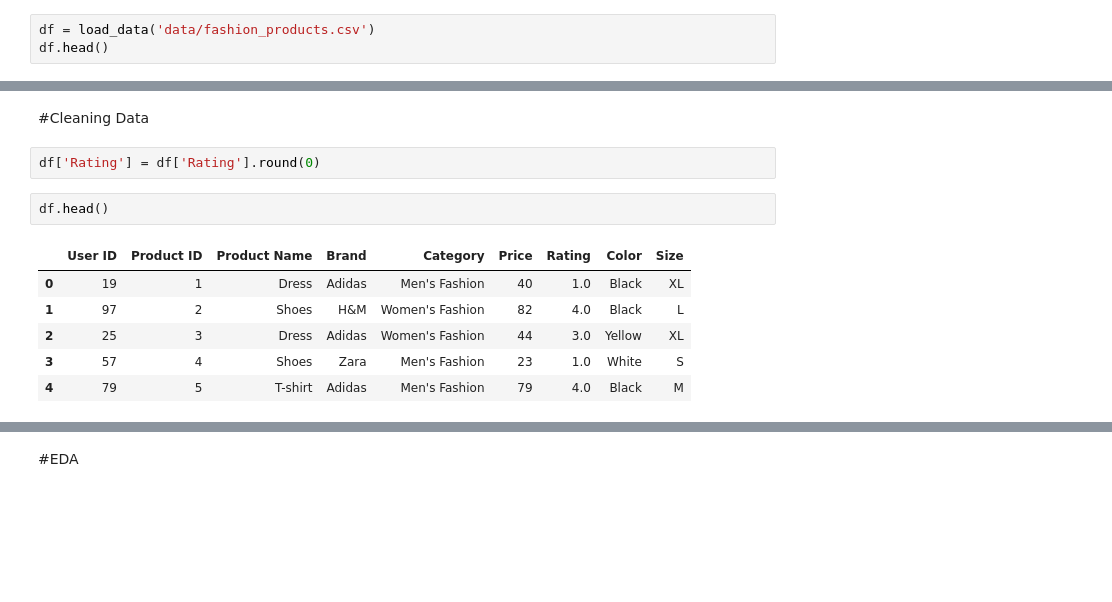
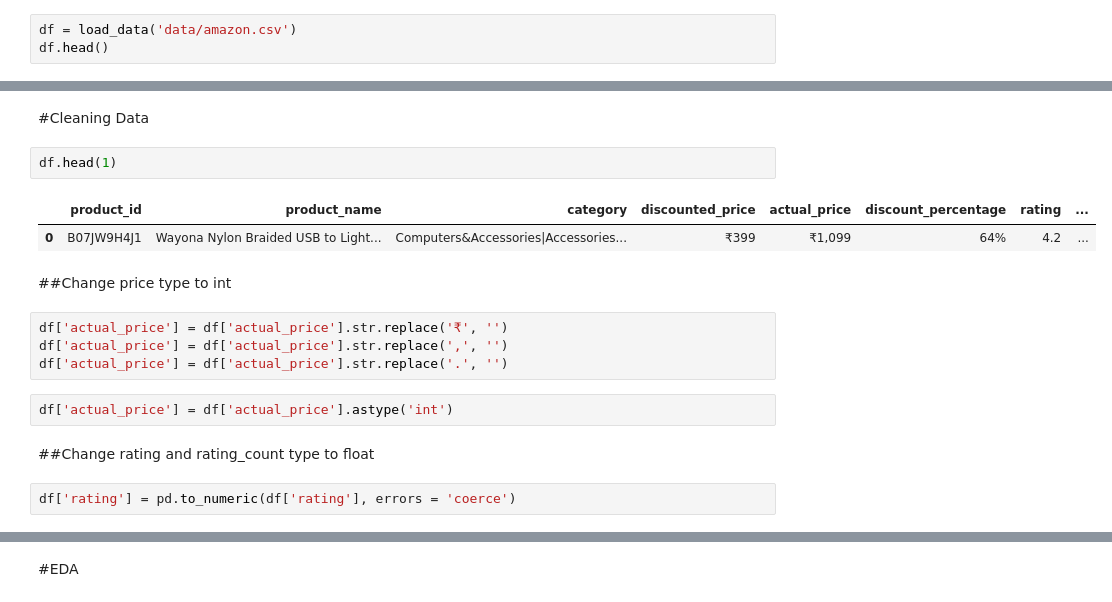
Before and after one commit to fffadhilll/recommender-system-hackathon, a Jupyter notebook: recsys_hackathon.ipynb, the cells around one changed output, grey strips where cells are left out. Drawn from its saved outputs; the diff is of its cells as text; blank space fills up the shorter version.

```diff
--- a/recsys_hackathon.ipynb
+++ b/recsys_hackathon.ipynb
@@ -20,6 +18,6 @@ def load_data(file_name):
   df = pd.read_csv(file_name)
   return df
 # %%
-df = load_data('data/fashion_products.csv')
+df = load_data('data/amazon.csv')
 df.head()
 # %% [output]
@@ -84,14 +90,20 @@ dtype: int64
 Duplicated Data: 0
 # %% [markdown]
 #Cleaning Data
-# %%
-df['Rating'] = df['Rating'].round(0)
 # %%
-df.head()
+df.head(1)
 # %% [output]
-|  | User ID | Product ID | Product Name | Brand | Category | Price | Rating | Color | Size |
-| 0 | 19 | 1 | Dress | Adidas | Men's Fashion | 40 | 1.0 | Black | XL |
-| 1 | 97 | 2 | Shoes | H&M | Women's Fashion | 82 | 4.0 | Black | L |
-| 2 | 25 | 3 | Dress | Adidas | Women's Fashion | 44 | 3.0 | Yellow | XL |
-| 3 | 57 | 4 | Shoes | Zara | Men's Fashion | 23 | 1.0 | White | S |
-| 4 | 79 | 5 | T-shirt | Adidas | Men's Fashion | 79 | 4.0 | Black | M |
+|  | product_id | product_name | category | discounted_price | actual_price | discount_percentage | rating | ... |
+| 0 | B07JW9H4J1 | Wayona Nylon Braided USB to Light... | Computers&Accessories|Accessories... | ₹399 | ₹1,099 | 64% | 4.2 | ... |
+# %% [markdown]
+##Change price type to int
+# %%
+df['actual_price'] = df['actual_price'].str.replace('₹', '')
+df['actual_price'] = df['actual_price'].str.replace(',', '')
+df['actual_price'] = df['actual_price'].str.replace('.', '')
+# %%
+df['actual_price'] = df['actual_price'].astype('int')
+# %% [markdown]
+##Change rating and rating_count type to float
+# %%
+df['rating'] = pd.to_numeric(df['rating'], errors = 'coerce')
```
Also changed, not shown: parts of 35 cells of this notebook, 2 other files.
